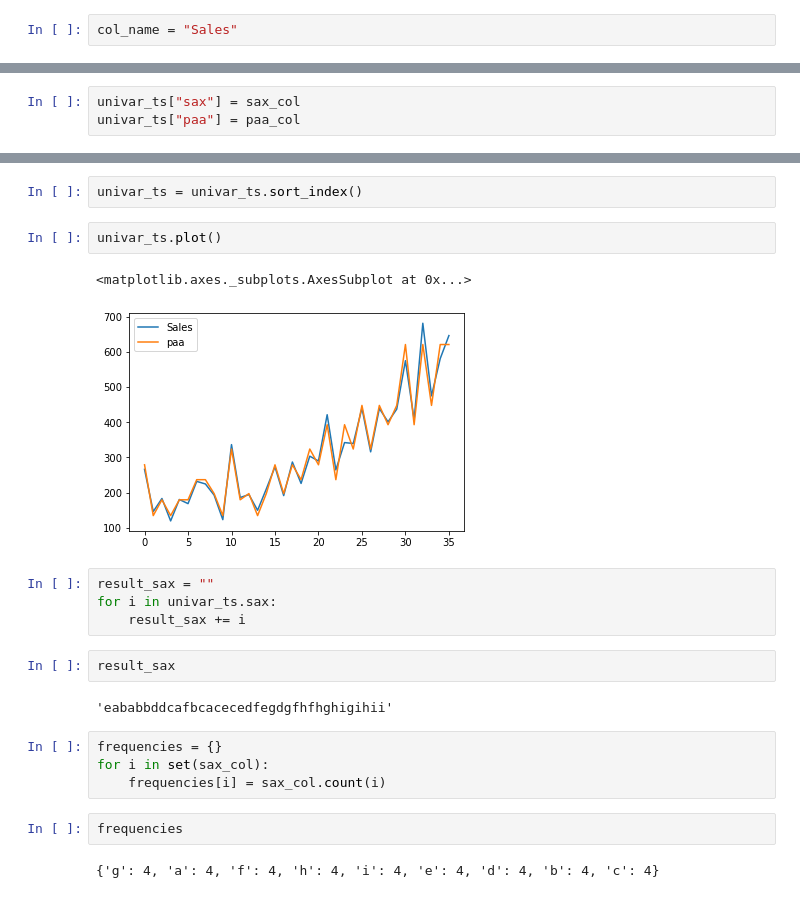
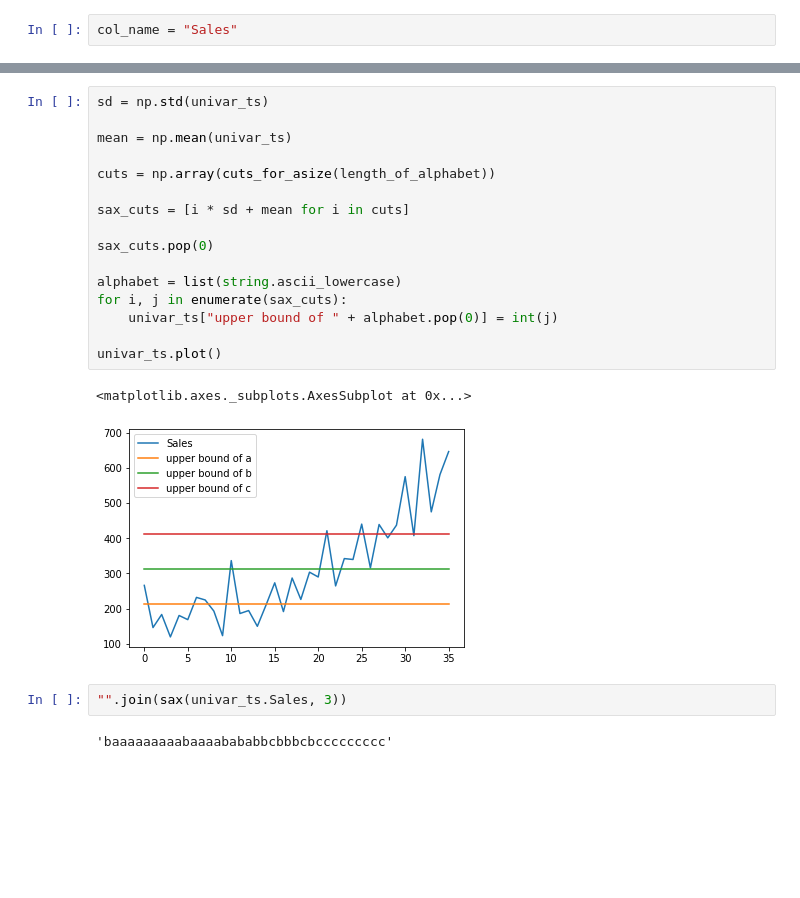
Before and after one commit to kjul/sax-streamlit-showcase, a Jupyter notebook: sax_sandbox.ipynb, the cells around one changed output, grey strips where cells are left out. Cells and saved outputs as stored; diff of their text form; blank space fills up the shorter version.

```diff
--- a/sax_sandbox.ipynb
+++ b/sax_sandbox.ipynb
@@ -69,3 +22,0 @@ len(sax_col)
-# %%
-univar_ts["sax"] = sax_col
-univar_ts["paa"] = paa_col
@@ -85,23 +23,23 @@ pd.DataFrame(set(list(zip(sax_col, paa_col)))).sort_values(1)
-# %%
-univar_ts = univar_ts.sort_index()
-# %%
-univar_ts.plot()
-# %% [output]
-<matplotlib.axes._subplots.AxesSubplot at 0x...>
-[figure, removed]
-# %%
-result_sax = ""
-for i in univar_ts.sax:
-    result_sax += i
-# %%
-result_sax
-# %% [output]
-'eababbddcafbcacecedfegdgfhfhghigihii'
-# %%
-frequencies = {}
-for i in set(sax_col):
-    frequencies[i] = sax_col.count(i)
-# %%
-frequencies
-# %% [output]
-{'g': 4, 'a': 4, 'f': 4, 'h': 4, 'i': 4, 'e': 4, 'd': 4, 'b': 4, 'c': 4}
+# %%
+sd = np.std(univar_ts)
+
+mean = np.mean(univar_ts)
+
+cuts = np.array(cuts_for_asize(length_of_alphabet))
+
+sax_cuts = [i * sd + mean for i in cuts]
+
+sax_cuts.pop(0)
+
+alphabet = list(string.ascii_lowercase)
+for i, j in enumerate(sax_cuts):
+    univar_ts["upper bound of " + alphabet.pop(0)] = int(j)
+
+univar_ts.plot()
+# %% [output]
+<matplotlib.axes._subplots.AxesSubplot at 0x...>
+[figure, added]
+# %%
+"".join(sax(univar_ts.Sales, 3))
+# %% [output]
+'baaaaaaaaabaaaabababbcbbbcbccccccccc'
```
Also changed, not shown: parts of 13 cells of this notebook, 3 other files.
